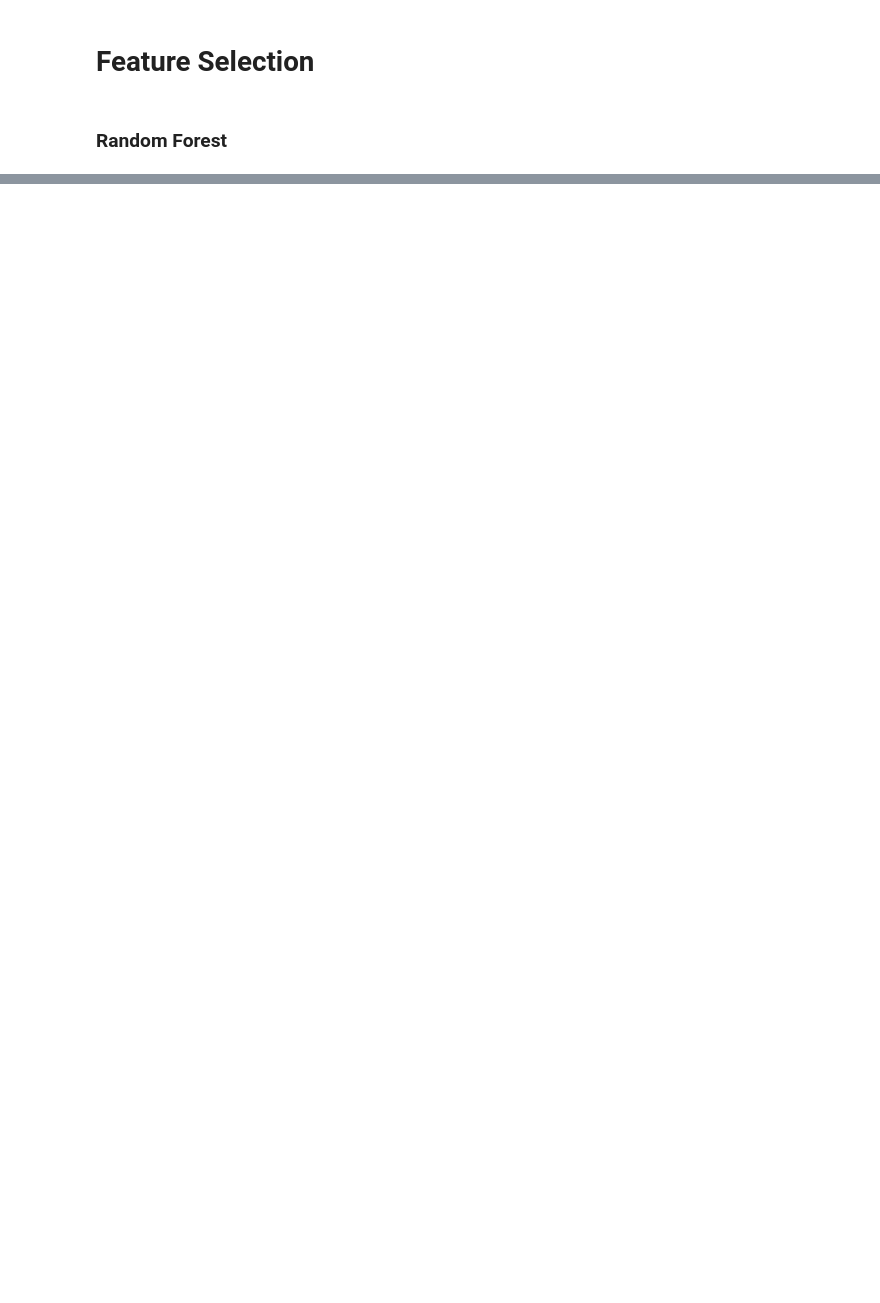
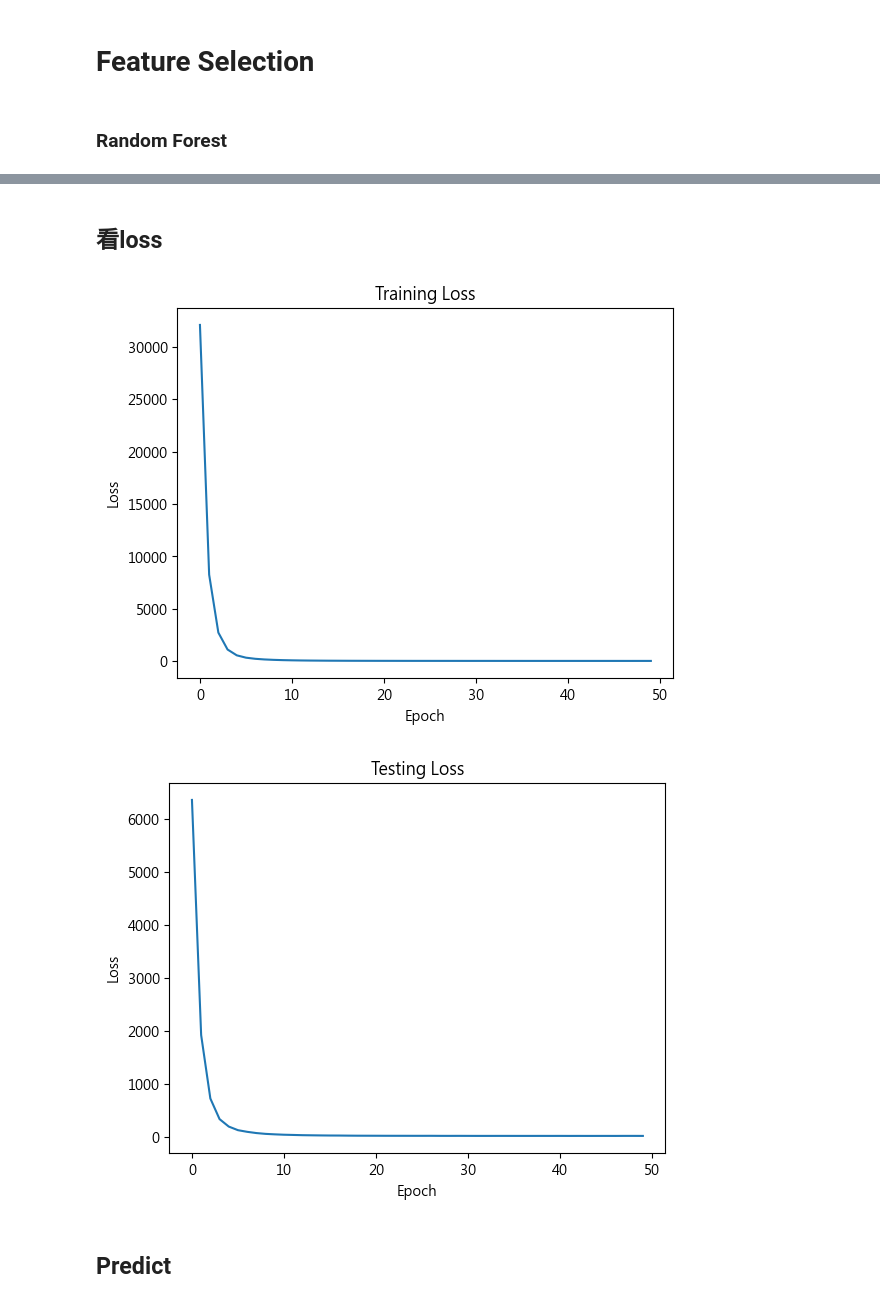
Before and after one commit to ZYuC-2002/Project_WeatherAI, a Jupyter notebook: 認真的/Taipei.ipynb, the cells around one changed output, grey strips where cells are left out. Cells and saved outputs as stored; diff of their text form; code cells hidden in the pictures; blank space fills up the shorter version.

```diff
--- a/認真的/Taipei.ipynb
+++ b/認真的/Taipei.ipynb
@@ -105,0 +343,28 @@ Top 5 features: Index(['露點溫度(℃)', '相對溼度(%)', '測站氣壓(hPa
+# %% [markdown]
+## 看loss
+# %%
+import matplotlib.pyplot as plt
+
+def plot_train_loss(train_loss_list):
+    plt.figure()
+    plt.plot(range(len(train_loss_list)), train_loss_list)
+    plt.title('Training Loss')
+    plt.xlabel('Epoch')
+    plt.ylabel('Loss')
+    plt.show()
+
+def plot_test_loss(test_loss_list):
+    plt.figure()
+    plt.plot(range(len(test_loss_list)), test_loss_list)
+    plt.title('Testing Loss')
+    plt.xlabel('Epoch')
+    plt.ylabel('Loss')
+    plt.show()
+
+plot_train_loss(train_loss_list)
+plot_test_loss(test_loss_list)
+# %% [output]
+[figure, added]
+[figure, added]
+# %% [markdown]
+## Predict
```
Also changed, not shown: parts of 20 cells of this notebook, 3 other files.
